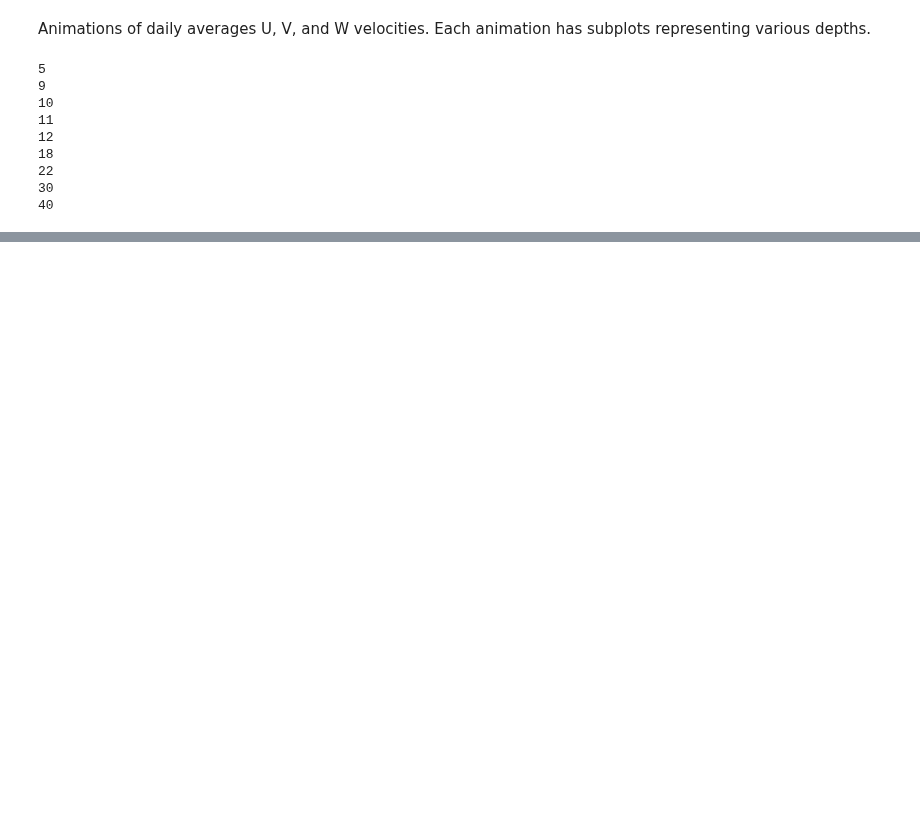
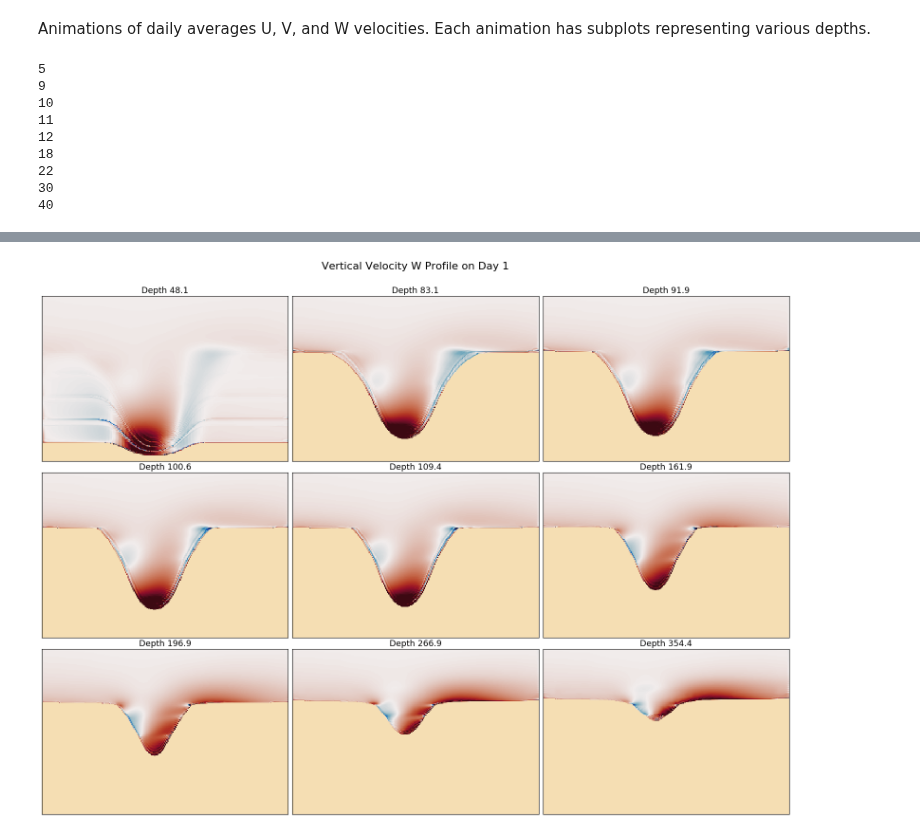
Before and after one commit to UBC-MOAD/analysis_mackenzie_canyon, a Jupyter notebook: notebooks/general_circulation/animations_velocities_depths.ipynb, the cells around one changed output, grey strips where cells are left out. Cells and saved outputs as stored; diff of their text form; code cells hidden in the pictures; blank space fills up the shorter version.

```diff
--- a/notebooks/general_circulation/animations_velocities_depths.ipynb
+++ b/notebooks/general_circulation/animations_velocities_depths.ipynb
@@ -205,12 +229,14 @@ ys = np.arange(vovecrtzA.shape[-2])
 # %%
 ttl = 'Vertical Velocity W '
 vel_all_list = [vovecrtzA, vovecrtzB, vovecrtzC, vovecrtzD, vovecrtzE, vovecrtzF, vovecrtzG, vovecrtzH, vovecrtzI]
 
 fig, axes = plt.subplots(3, 3, figsize=(20,15), sharey=True)
 cmap = plt.get_cmap(cmo.cm.balance)
 cmap.set_bad('wheat')
 
 Writer = animation.writers['ffmpeg']
-writer = Writer(fps=2, bitrate=1000000, codec="libx264")
-anim = animation.FuncAnimation(fig, animateW, frames=17)
+writer = Writer(fps=1, bitrate=1000000, codec="libx264")
+anim = animation.FuncAnimation(fig, animateW, frames=17, repeat=False)
 anim.save('wvel_depths.mp4', writer=writer)
+# %% [output]
+[figure, added]
```
Also changed, not shown: parts of 4 cells of this notebook.
